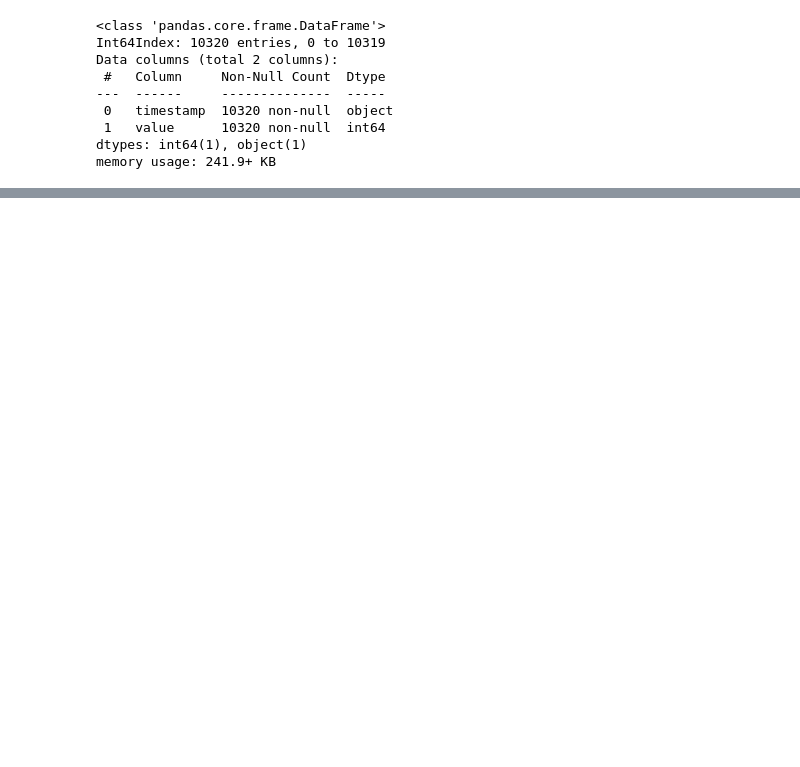
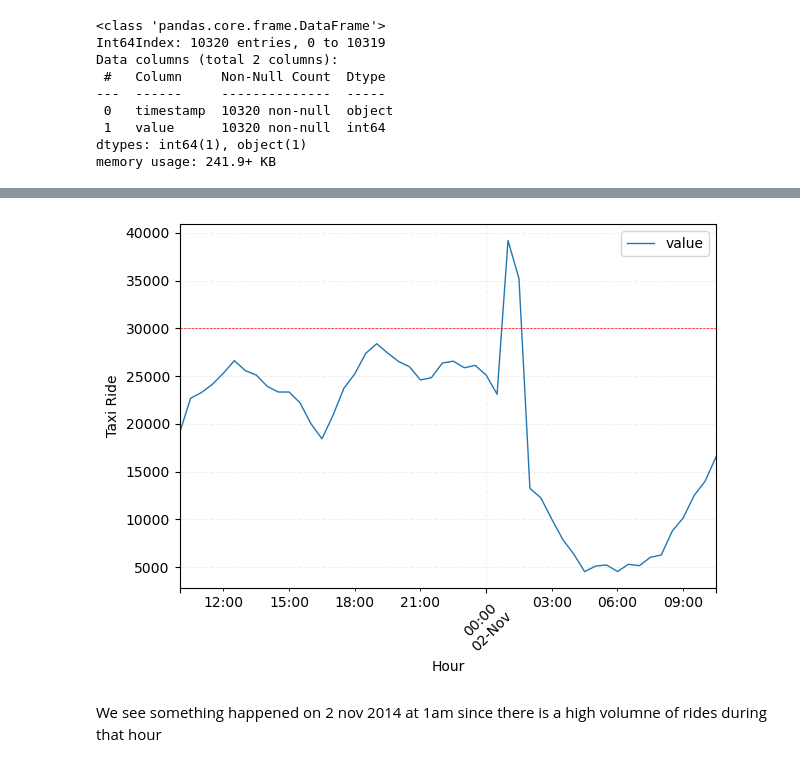
Before and after one commit to ShubhamMisar-12/NYC-Taxi-Traffic-Analysis, a Jupyter notebook: NYC Taxi Data Analysis.ipynb, the cells around one changed output, grey strips where cells are left out. Drawn from its saved outputs; the diff is of its cells as text; code cells hidden in the pictures; blank space fills up the shorter version.

```diff
--- a/NYC Taxi Data Analysis.ipynb
+++ b/NYC Taxi Data Analysis.ipynb
@@ -91,2 +20,0 @@ df_hourly_mean.plot()
-# %%
-df['WeekDay'] = df.index.weekday
@@ -149,0 +81,16 @@ plt.show()
+# %%
+# Taking a closure look at the data
+
+df.loc['2014-11-01 10:00:00':,].head(50).plot(linewidth = 1)
+
+plt.xlabel('Hour')
+plt.ylabel('Taxi Ride')
+plt.xticks(rotation = 45)
+plt.axhline(y = 30000, color = 'red', linestyle = '--', linewidth = 0.5)
+plt.tight_layout()
+plt.grid(linestyle = '--', alpha = 0.2)
+plt.show()
+# %% [output]
+[figure, added]
+# %% [markdown]
+We see something happened on 2 nov 2014 at 1am since there is a high volumne of rides during that hour
```
Also changed, not shown: parts of 38 cells of this notebook.
